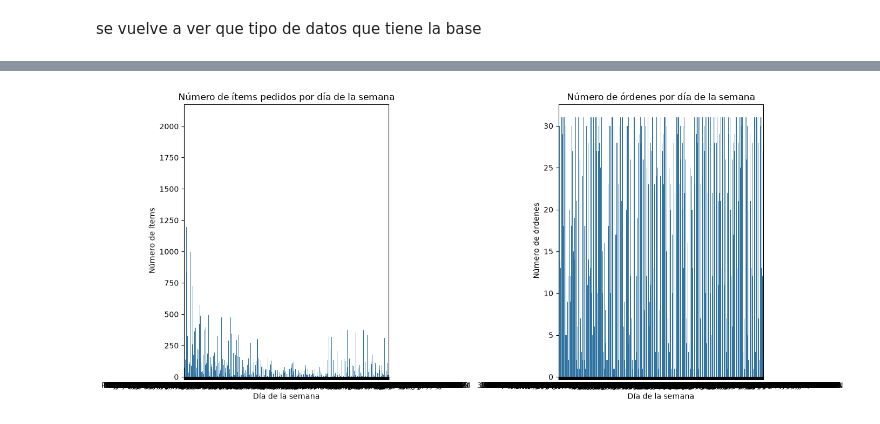
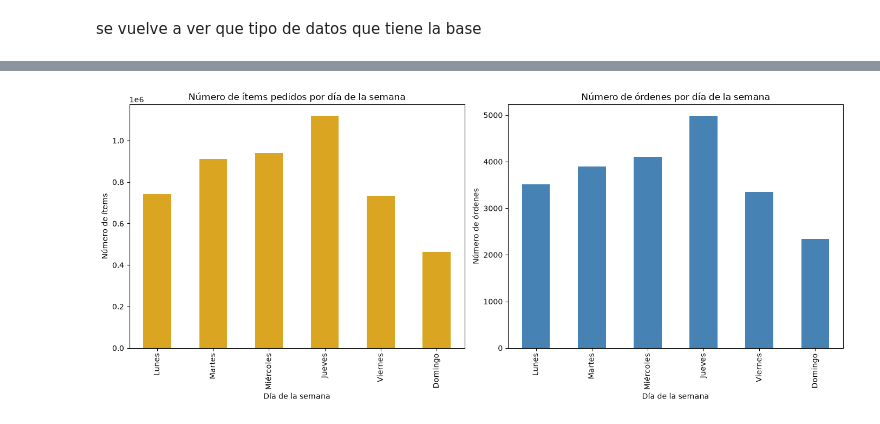
Before and after one commit to Neil821110/PhytonIA, a Jupyter notebook: Actividad4.ipynb, the cells around one changed output, grey strips where cells are left out. Cells and saved outputs as stored; diff of their text form; code cells hidden in the pictures.

```diff
--- a/Actividad4.ipynb
+++ b/Actividad4.ipynb
@@ -326,20 +419,34 @@ Mes_compra                      int32
 Hora_compra                     int32
 dtype: object
+# %%
+#consumer_data['Dia_compra'].order = ['Lunes', 'Martes', 'Miércoles', 'Jueves', 'Viernes', 'Sábado', 'Domingo']
+#consumer_data['Dia_compra'].value_counts().reindex(['Lunes', 'Martes', 'Miércoles', 'Jueves', 'Viernes', 'Sabado', 'Domingo']).plot(kind='bar', figsize=(12, 6))
+consumer_data['Dia_semana'] = consumer_data['Fecha_compra'].dt.day_name()
 # %%
-# creando una figura con dos columnas
+# 1. Crear la columna de día de la semana (en español, ordenada Lunes->Domingo)
+dias_es = {0:'Lunes', 1:'Martes', 2:'Miércoles', 3:'Jueves', 4:'Viernes', 5:'Sábado', 6:'Domingo'}
+consumer_data['Dia_semana'] = consumer_data['Fecha_compra'].dt.dayofweek.map(dias_es)
+orden_dias = ['Lunes','Martes','Miércoles','Jueves','Viernes','Sábado','Domingo']
+consumer_data['Dia_semana'] = pd.Categorical(consumer_data['Dia_semana'], categories=orden_dias, ordered=True)
+
+# 2. Agregaciones correctas por día de la semana
+items_por_dia = consumer_data.groupby('Dia_semana')['Cantidad'].sum()
+ordenes_por_dia = consumer_data.groupby('Dia_semana')['Numero_factura'].nunique()
+
+# 3. Graficar
 fig, axes = plt.subplots(1, 2, figsize=(14, 6))
-# Gráfico del número de ítems pedidos por día de la semana
-sns.countplot(x='Nombre_Producto', data=consumer_data, ax=axes[0])
-# Gráfico del número de órdenes por día de la semana
-sns.barplot(x='Nombre_Producto', y='Dia_compra', data=consumer_data.groupby('Nombre_Producto')['Dia_compra'].nunique().reset_index(), ax=axes[1])
-# Agregando títulos a los gráficos
+
+items_por_dia.plot(kind='bar', ax=axes[0], color='goldenrod')
 axes[0].set_title('Número de ítems pedidos por día de la semana')
+axes[0].set_xlabel('Día de la semana')
+axes[0].set_ylabel('Número de ítems')
+
+ordenes_por_dia.plot(kind='bar', ax=axes[1], color='steelblue')
 axes[1].set_title('Número de órdenes por día de la semana')
-# Agregando etiquetas a los ejes
-axes[0].set_xlabel('Día de la semana')
 axes[1].set_xlabel('Día de la semana')
-axes[0].set_ylabel('Número de ítems')
 axes[1].set_ylabel('Número de órdenes')
+
 plt.tight_layout()
+plt.show()
 # %% [output]
-[figure, old version]
+[figure, new version]
```
Also changed, not shown: parts of 14 cells of this notebook, 1 other file.
